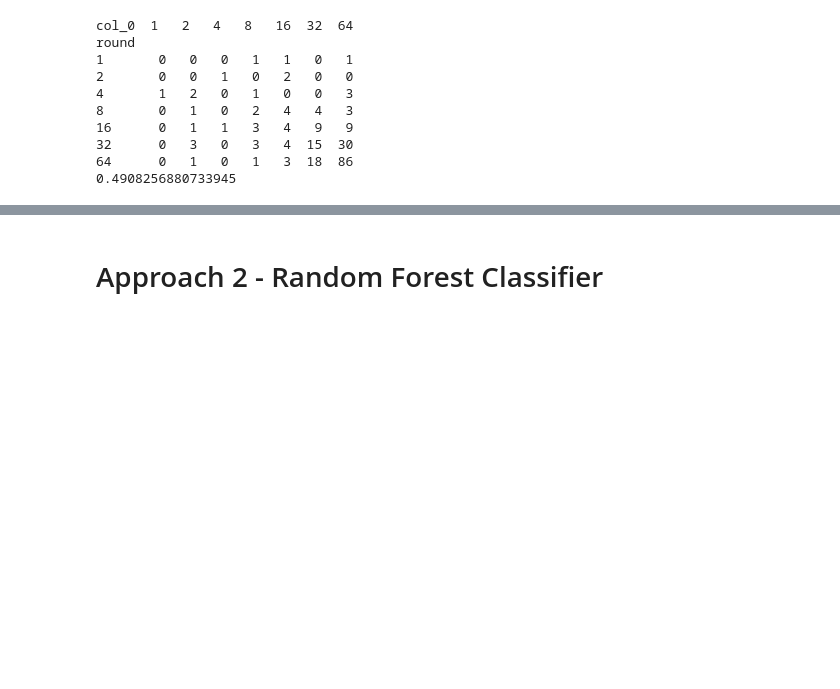
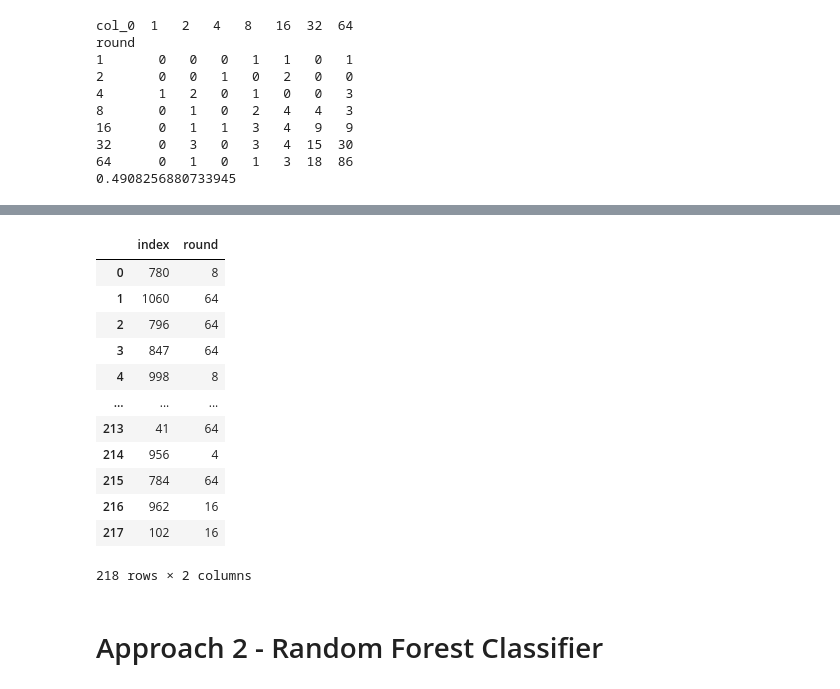
Before and after one commit to baywigg/DS3001Group, a Jupyter notebook: results.ipynb, the cells around one changed output, grey strips where cells are left out. Cells and saved outputs as stored; diff of their text form; code cells hidden in the pictures; blank space fills up the shorter version.

```diff
--- a/results.ipynb
+++ b/results.ipynb
@@ -178,3 +232,20 @@ round
+# %%
+y_test_indexed = y_test.reset_index(drop=False)
+y_test_indexed
+# %% [output]
+|  | index | round |
+| 0 | 780 | 8 |
+| 1 | 1060 | 64 |
+| 2 | 796 | 64 |
+| 3 | 847 | 64 |
+| 4 | 998 | 8 |
+| ... | ... | ... |
+| 213 | 41 | 64 |
+| 214 | 956 | 4 |
+| 215 | 784 | 64 |
+| 216 | 962 | 16 |
+| 217 | 102 | 16 |
+218 rows × 2 columns
 # %% [markdown]
 # Approach 2 - Random Forest Classifier
 # %%
```
Also changed, not shown: parts of 3 cells of this notebook.
